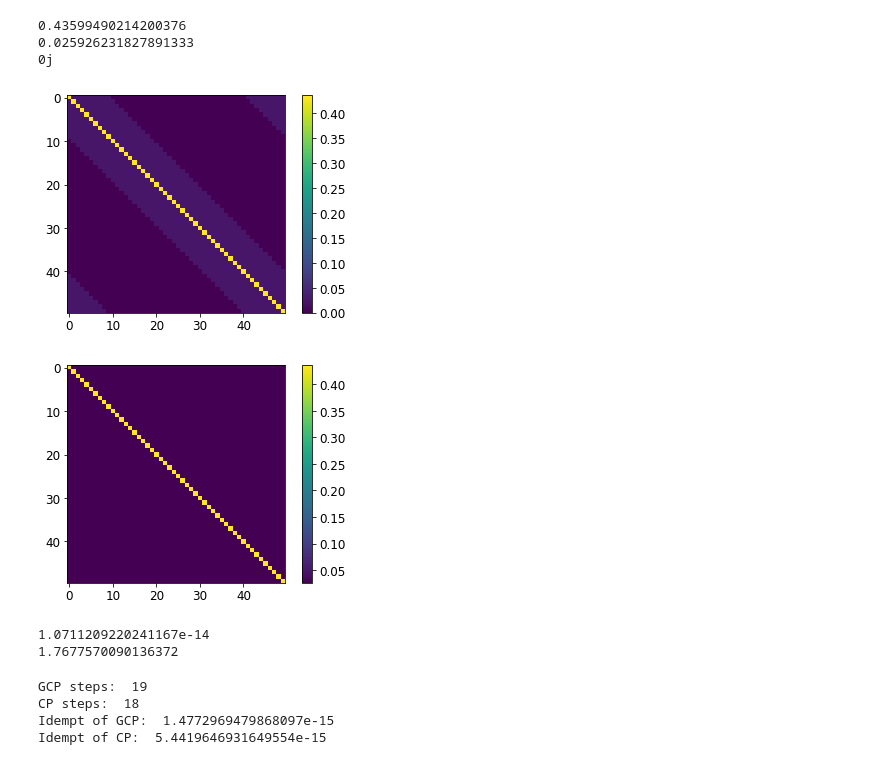
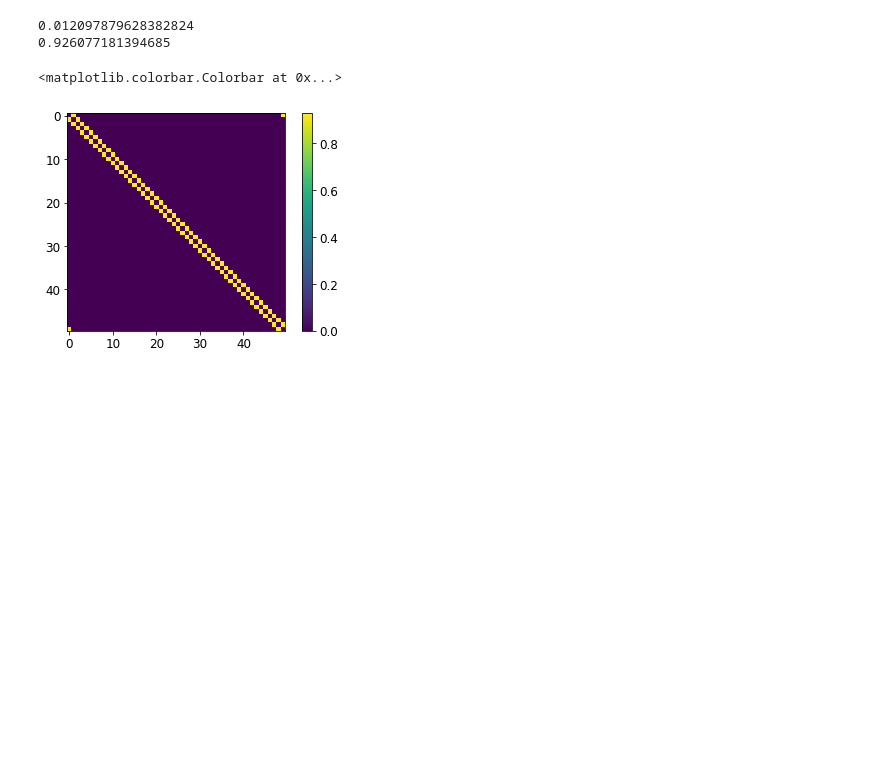
Before and after one commit to jleamer/DMM, a Jupyter notebook: RK4_DMM/Huckel_model.ipynb, the cells around one changed output. Drawn from its saved outputs; the diff is of its cells as text; code cells hidden in the pictures; blank space fills up the shorter version.

```diff
--- a/RK4_DMM/Huckel_model.ipynb
+++ b/RK4_DMM/Huckel_model.ipynb
@@ -32,64 +32,51 @@ plt.rc('figure', titlesize=BIGGER_SIZE)  # fontsize of the figure title
 # %%
 # First generate a random hamiltonian of the Huckel model
 # i.e. alpha on the diagonal, and beta on the off-diagonals to represent nearest neighbors
 #    for now use random alpha and beta
-np.random.seed(2)
+np.random.seed(7568)
 alpha = np.random.random()
-beta = np.random.random()
+gamma = np.random.random()
 print(alpha)
-print(beta)
+print(gamma)
 
 # define the dimensions of the Hamiltonian and how many elements to consider before cutoff
 size = 50
-n_cutoff = 9
-H = pals.generate_H(n_cutoff, size, beta, alpha)
-print(H[0][30])
-plt.imshow(H.real)
-plt.colorbar()
-true_H = beta*np.ones((size, size))
-for i in range(size):
-    true_H[i][i] = alpha
+#n_cutoff = 9
+#H = pals.generate_H(n_cutoff, size, beta, alpha)
+#print(H[0][30])
+#plt.imshow(H.real)
+#plt.colorbar()
+#true_H = beta*np.ones((size, size))
+#for i in range(size):
+#    true_H[i][i] = alpha
+#H_spect = linalg.eigvalsh(H)
+#plt.figure(2)
+#plt.imshow(true_H)
+#plt.colorbar()
+
+H = pals.huckel_hamiltonian(alpha, gamma, size)
 H_spect = linalg.eigvalsh(H)
-plt.figure(2)
-plt.imshow(true_H)
-plt.colorbar()
 
 # define a chemical potential mu (middle of eigenvalue spectrum)
 num_electrons = int(0.5*H.shape[0])
-mu = (H_spect[num_electrons] + H_spect[num_electrons-1])/2
+index = int(num_electrons/1)
+mu = (H_spect[index] + H_spect[index-1])/2
+
+plt.imshow(H.real)
+plt.colorbar()
 # %% [output]
-0.43599490214200376
-0.025926231827891333
-0j
+0.012097879628382824
+0.926077181394685
+<matplotlib.colorbar.Colorbar at 0x...>
-[figure, old version]
+[figure, new version]
-[figure, removed]
 # %%
 # Exact answers using Heaviside step function and Fermi-dirac statistics
 # Heaviside - this simulates 0 tempurature
 
 heav_exact = linalg.funm(H, lambda _: _ <= mu)
-print(linalg.norm(heav_exact - heav_exact @ heav_exact))
 
-# Fermi-Dirac - this simulates infinite temperature
-ferm_exact = linalg.funm(true_H, lambda _: np.exp(-beta*(_ - mu))/(1+np.exp(-beta*(_ - mu))))
-print(linalg.norm(ferm_exact - ferm_exact @ ferm_exact))
+# Fermi-Dirac - this simulates finite temperature
+beta = 30
+ferm_exact = linalg.funm(H, lambda _: np.exp(-beta*(_ - mu))/(1+np.exp(-beta*(_ - mu))))
-# %% [output]
-1.0711209220241167e-14
-1.7677570090136372
-# %%
-# Perform Palser GCP method
-palser_gcp_rho = pals.gcp(mu, H, 100)
-palser_gcp_energy = np.sum(palser_gcp_rho * H.T)
-
-palser_cp_rho = pals.cp(num_electrons, H, 100)
-palser_cp_energy = np.sum(palser_cp_rho * H.T)
-
-print("Idempt of GCP: ", linalg.norm(palser_gcp_rho @ palser_gcp_rho - palser_gcp_rho))
-print("Idempt of CP: ", linalg.norm(palser_cp_rho @ palser_cp_rho - palser_cp_rho))
-# %% [output]
-GCP steps:  19
-CP steps:  18
-Idempt of GCP:  1.4772969479868097e-15
-Idempt of CP:  5.4419646931649554e-15
 # %%
 # perform our GCP and CP methods
```
Also changed, not shown: parts of 11 cells of this notebook, 24 other files.
